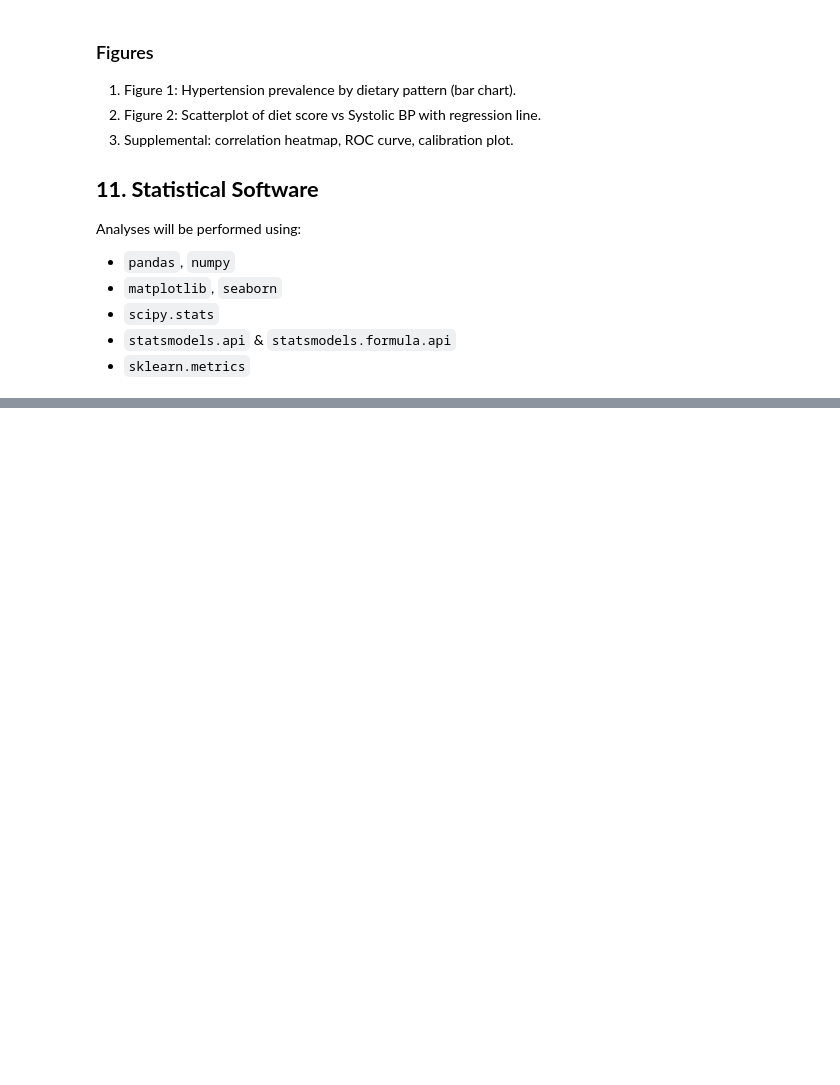
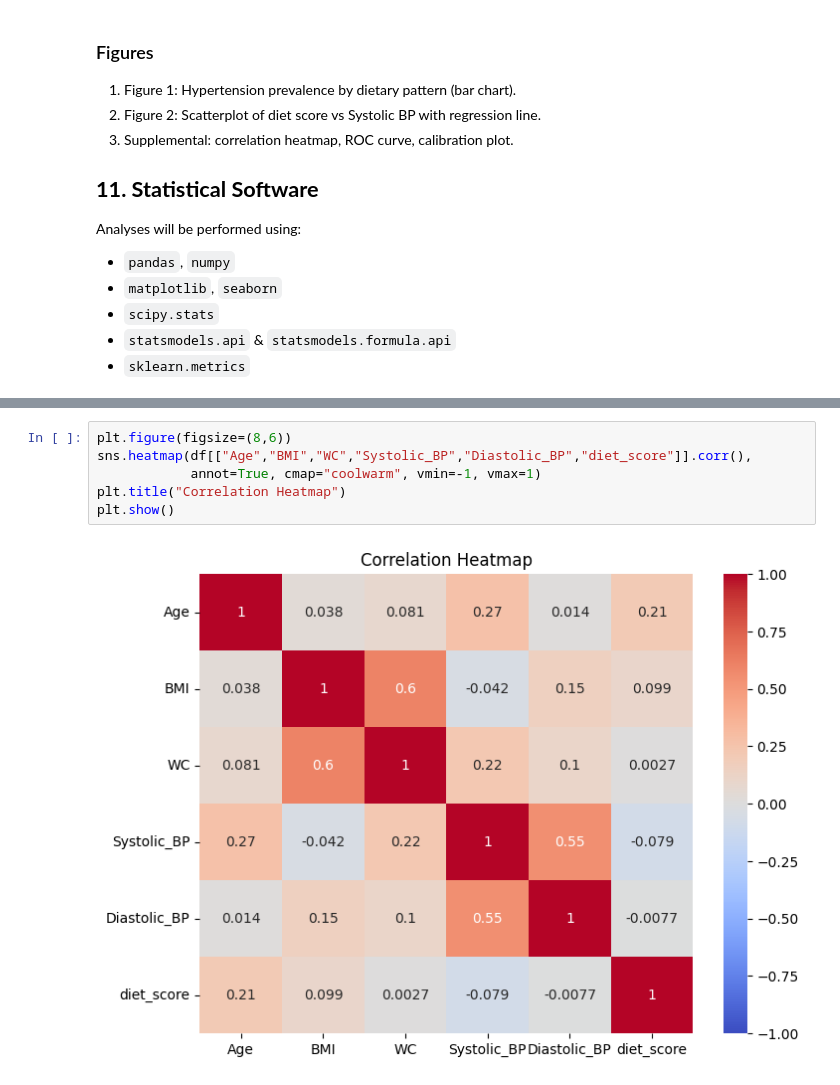
Before and after one commit to tfalae/BIOS-584, a Jupyter notebook: Project TFalae.ipynb, the cells around one changed output, grey strips where cells are left out. Cells and saved outputs as stored; diff of their text form; blank space fills up the shorter version.

```diff
--- a/Project TFalae.ipynb
+++ b/Project TFalae.ipynb
@@ -267,0 +703,8 @@ Analyses will be performed using:
+# %%
+plt.figure(figsize=(8,6))
+sns.heatmap(df[["Age","BMI","WC","Systolic_BP","Diastolic_BP","diet_score"]].corr(),
+            annot=True, cmap="coolwarm", vmin=-1, vmax=1)
+plt.title("Correlation Heatmap")
+plt.show()
+# %% [output]
+[figure, added]
```
Also changed, not shown: parts of 27 cells of this notebook.
